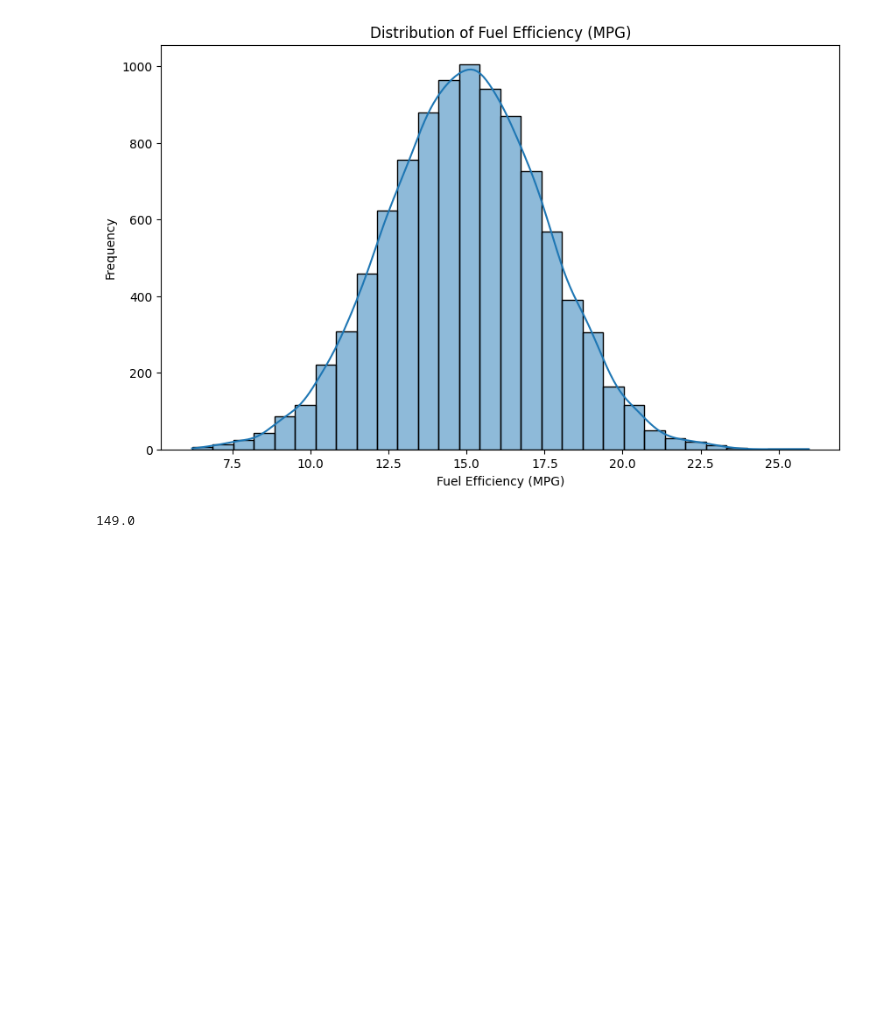
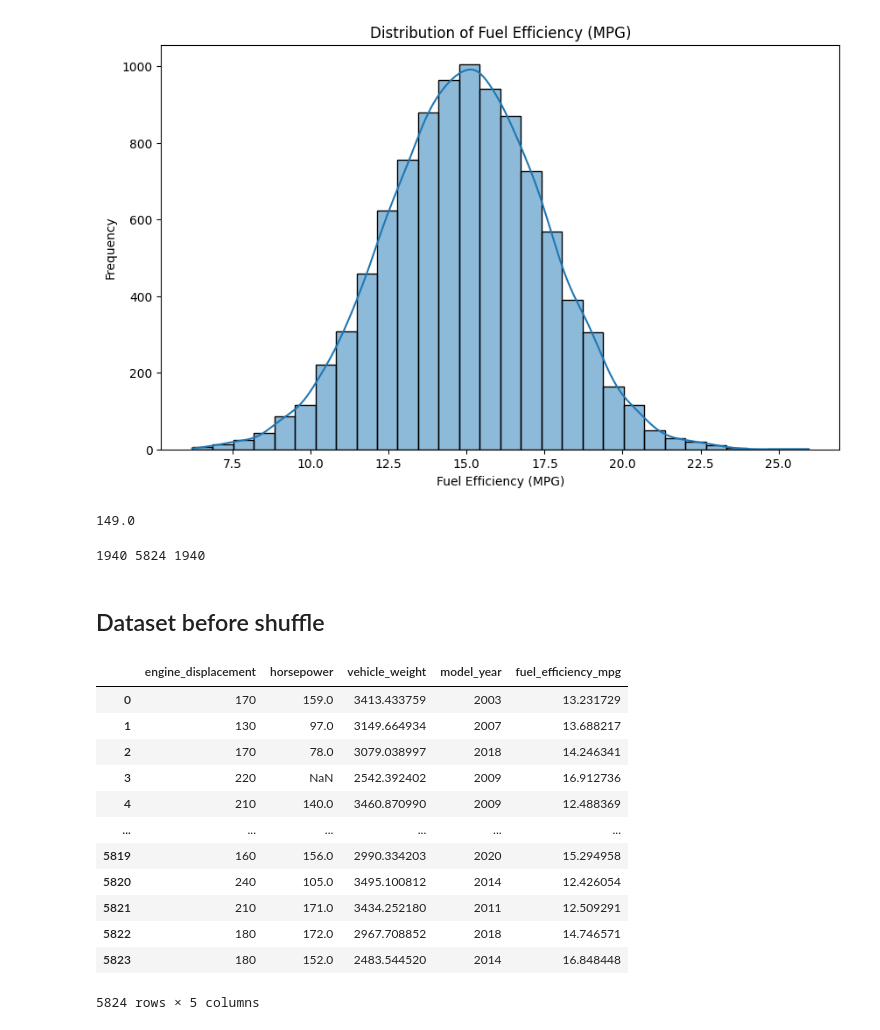
Before and after one commit to chaker88/MLZoomcamp-Course-ChakerSaidi, a Jupyter notebook: 02-Regression/homework_notebook_02.ipynb, the cells around one changed output. Saved outputs shown, nothing was run; the diff lists cells and outputs as text; code cells hidden in the pictures; blank space fills up the shorter version.

```diff
--- a/02-Regression/homework_notebook_02.ipynb
+++ b/02-Regression/homework_notebook_02.ipynb
@@ -84,3 +70,35 @@ median_hp = my_data['horsepower'].median()
 print(median_hp)
 # %% [output]
 149.0
+# %%
+# Setting up the validation framework
+n = len(my_data)
+n_val = int(n * 0.2)
+n_test = int(n* 0.2)
+n_train = n - (n_val + n_test)
+assert n == (n_val + n_train + n_test)
+print(n_val , n_train , n_test)
+# %% [output]
+1940 5824 1940
+# %%
+df_train = my_data.iloc[:n_train]
+df_val = my_data.iloc[n_train:n_train + n_val]
+df_test = my_data.iloc[n_train + n_val:]
+# %% [markdown]
+## Dataset before shuffle
+# %%
+df_train
+# %% [output]
+|  | engine_displacement | horsepower | vehicle_weight | model_year | fuel_efficiency_mpg |
+| 0 | 170 | 159.0 | 3413.433759 | 2003 | 13.231729 |
+| 1 | 130 | 97.0 | 3149.664934 | 2007 | 13.688217 |
+| 2 | 170 | 78.0 | 3079.038997 | 2018 | 14.246341 |
+| 3 | 220 | NaN | 2542.392402 | 2009 | 16.912736 |
+| 4 | 210 | 140.0 | 3460.870990 | 2009 | 12.488369 |
+| ... | ... | ... | ... | ... | ... |
+| 5819 | 160 | 156.0 | 2990.334203 | 2020 | 15.294958 |
+| 5820 | 240 | 105.0 | 3495.100812 | 2014 | 12.426054 |
+| 5821 | 210 | 171.0 | 3434.252180 | 2011 | 12.509291 |
+| 5822 | 180 | 172.0 | 2967.708852 | 2018 | 14.746571 |
+| 5823 | 180 | 152.0 | 2483.544520 | 2014 | 16.848448 |
+5824 rows × 5 columns
```
Also changed, not shown: parts of 17 cells of this notebook.
